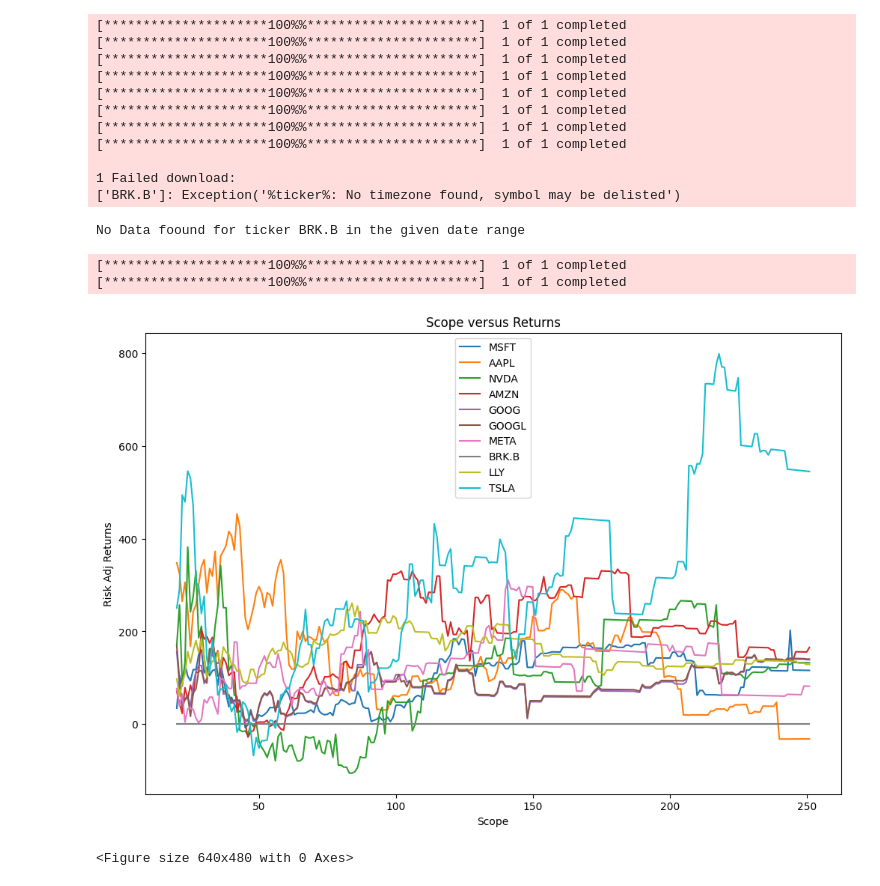
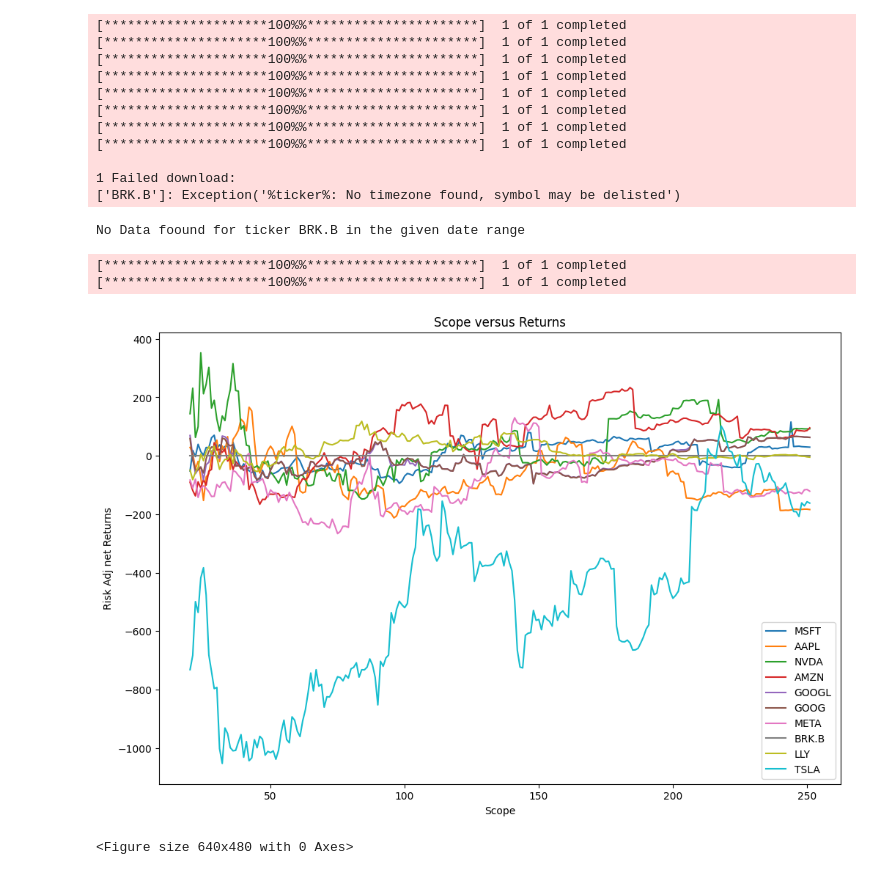
Before and after one commit to Darrenjacksonn/Mean_Reversion_Quant_Trading, a Jupyter notebook: strategy_development/strategy_analysis/scope/scope_v_returns.ipynb, the cells around one changed output. Cells and saved outputs as stored; diff of their text form; code cells hidden in the pictures.

```diff
--- a/strategy_development/strategy_analysis/scope/scope_v_returns.ipynb
+++ b/strategy_development/strategy_analysis/scope/scope_v_returns.ipynb
@@ -21,36 +21,36 @@ tickers = sap500_tickers(tickers_range[0],tickers_range[1])
 scope_range = [20,252]
 
 plt.figure(figsize=(12,8))
 plt.xlabel('Scope')
-plt.ylabel('Risk Adj Returns')
+plt.ylabel('Risk Adj net Returns')
 plt.title('Scope versus Returns')
 
 for ticker in tickers:
     ticker_name = MeanReversion(ticker)
     plotted_scope = np.arange(scope_range[0], scope_range[1])
     plotted_risk_adj_returns = []
     for scope in range(scope_range[0], scope_range[1]):
         result = ticker_name.tilted_mean_reversion(period, scope = scope, graph = False, analysis = False)
-        plotted_risk_adj_returns.append(result['Strat risk-adj % increase'])
+        plotted_risk_adj_returns.append(result['Strat risk-adj % increase']  - result['B&H % increase'])
     plt.plot(plotted_scope, plotted_risk_adj_returns, label = ticker)
 plt.legend()
 plt.show()
 # %% [output]
 [*********************100%%**********************]  1 of 1 completed
 [*********************100%%**********************]  1 of 1 completed
 [*********************100%%**********************]  1 of 1 completed
 [*********************100%%**********************]  1 of 1 completed
 [*********************100%%**********************]  1 of 1 completed
 [*********************100%%**********************]  1 of 1 completed
 [*********************100%%**********************]  1 of 1 completed
 [*********************100%%**********************]  1 of 1 completed
 
 1 Failed download:
 ['BRK.B']: Exception('%ticker%: No timezone found, symbol may be delisted')
 No Data foound for ticker BRK.B in the given date range
 [*********************100%%**********************]  1 of 1 completed
 [*********************100%%**********************]  1 of 1 completed
-[figure, old version]
+[figure, new version]
 # %%
 plt.savefig('my_graph.png')
 # %% [output]
```
Also changed, not shown: 3 other files.
